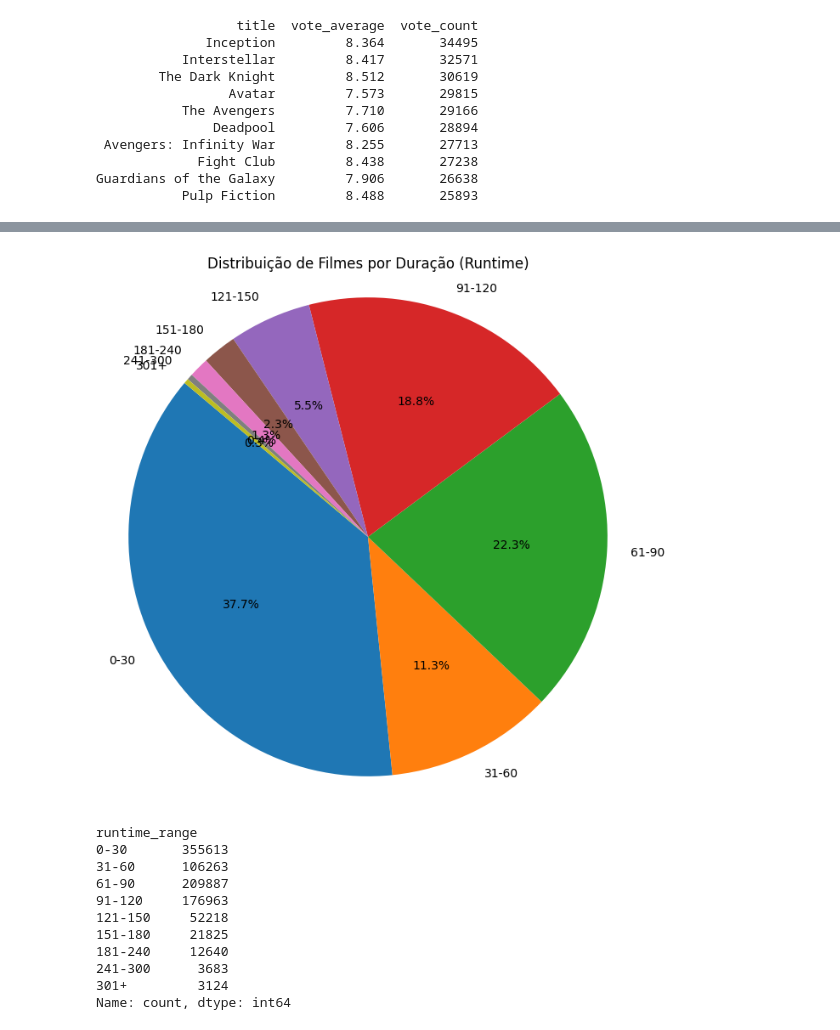
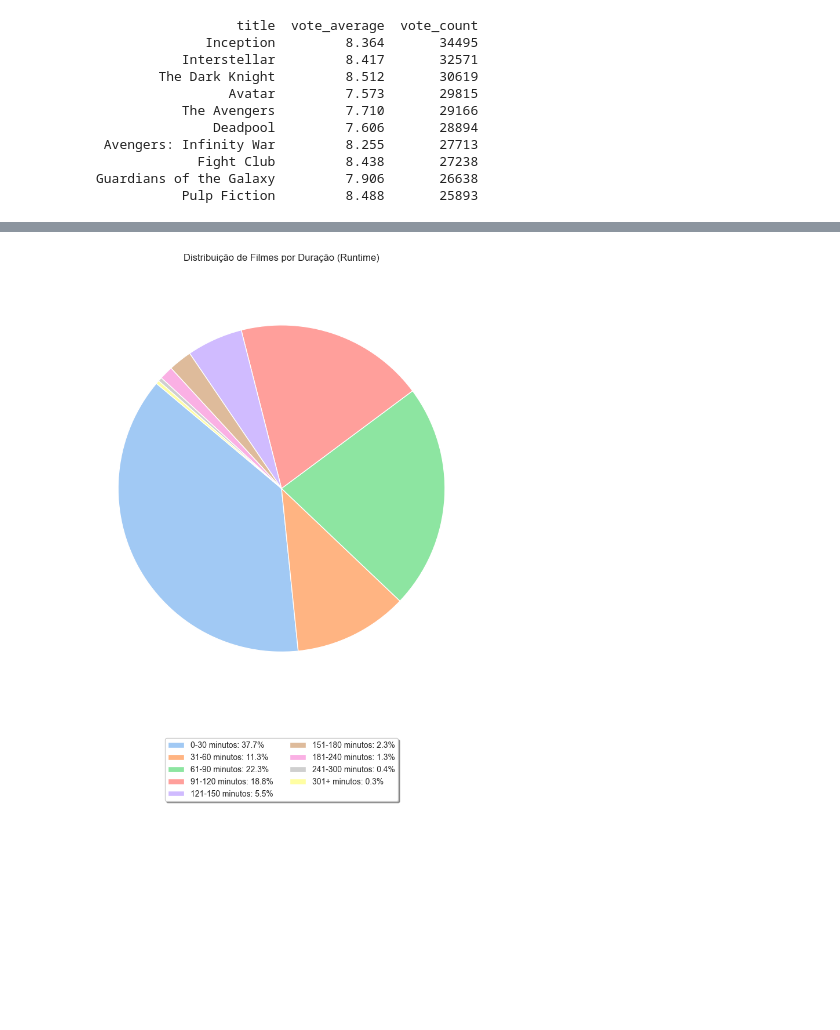
Before and after one commit to kauaneiras/Grupo-8-SBD2, a Jupyter notebook: Data Layer/raw/analytcs.ipynb, the cells around one changed output, grey strips where cells are left out. Saved outputs shown, nothing was run; the diff lists cells and outputs as text; code cells hidden in the pictures; blank space fills up the shorter version.

```diff
--- a/Data Layer/raw/analytcs.ipynb
+++ b/Data Layer/raw/analytcs.ipynb
@@ -78,7 +81,7 @@ df['vote_average'] = pd.to_numeric(df['vote_average'], errors='coerce')
 df['release_date'] = pd.to_datetime(df['release_date'], errors='coerce')
 df['year'] = df['release_date'].dt.year
 
-# Filtra apenas linhas com ano válido e vote_average válido
+# Filtra apenas linhas com ano válido
 df_limpo = df.dropna(subset=['year', 'vote_average'])
 
 # Filtra anos de 1895 a 2030 para focar em filmes reais e lançamentos recentes
@@ -90,14 +93,24 @@ media_por_ano = df_limpo.groupby('year')['vote_average'].mean().sort_index()
 # Mostra a média de cada ano
 print(media_por_ano)
 
-# Visualização da tendência histórica
+# Importando Bibliotecas para plotagem
 import matplotlib.pyplot as plt
+import seaborn as sns
+from matplotlib.ticker import MultipleLocator
+
+# Define o estilo do Seaborn
+sns.set_style('ticks')
+
 plt.figure(figsize=(12,6))
-plt.plot(media_por_ano.index, media_por_ano.values, marker='o')
-plt.title("Média de notas por ano (1895-2030)")
+sns.lineplot(x=media_por_ano.index, y=media_por_ano.values, marker='o')
+plt.title("Média de notas por ano (1895-2024)")
 plt.xlabel("Ano")
 plt.ylabel("Nota média")
-plt.grid(True)
+
+# Configura os intervalos do eixo X para 10 em 10 anos
+plt.gca().xaxis.set_major_locator(MultipleLocator(10))
+plt.xticks(rotation=45)  # Rotaciona os labels para melhor visualização
+
 plt.show()
 # %% [output]
 year
@@ -117,45 +130,48 @@ Name: vote_average, Length: 130, dtype: float64
 # %%
 # Gráfico de pizza para distribuição de runtime por intervalos
 
 # Recarrega o df
 df = pd.read_csv('dados_brutos.csv', encoding='utf-8')
 
 # Converte runtime para numérico
 df['runtime'] = pd.to_numeric(df['runtime'], errors='coerce')
 
 # Filtra runtime válido e razoável
 df_limpo = df.dropna(subset=['runtime'])
 df_limpo = df_limpo[(df_limpo['runtime'] >= 1) & (df_limpo['runtime'] <= 600)]
 
 # Definindo intervalos (em minutos)
-bins = [0, 30, 60, 90, 120, 150, 180, 240, 300, 600]
-labels = ['0-30', '31-60', '61-90', '91-120', '121-150', '151-180', '181-240', '241-300', '301+']
+bins = [0, 30, 60, 90, 120, 150, 180, 240, 300, 600] #Intervalos
+labels = ['0-30 minutos', '31-60 minutos', '61-90 minutos', '91-120 minutos', '121-150 minutos', '151-180 minutos', '181-240 minutos', '241-300 minutos', '301+ minutos']
 
 df_limpo['runtime_range'] = pd.cut(df_limpo['runtime'], bins=bins, labels=labels, right=True)
 
 # Conta a frequência de cada intervalo
 runtime_counts = df_limpo['runtime_range'].value_counts().sort_index()
 
-# Gráfico de pizza
+# Calcula porcentagens para o gráfico
+total = runtime_counts.sum()
+porcentagens = (runtime_counts / total) * 100
+
+# Cria labels para a legenda com porcentagens
+legend_labels = [f"{label}: {pct:.1f}%" for label, pct in zip(runtime_counts.index, porcentagens)]
+
+# Importando Bibliotecas para plotagem
 import matplotlib.pyplot as plt
-plt.figure(figsize=(8,8))
-plt.pie(runtime_counts.values, labels=runtime_counts.index, autopct='%1.1f%%', startangle=140)
+import seaborn as sns
+
+# Define a paleta de cores do Seaborn
+colors = sns.color_palette('pastel', len(runtime_counts))
+
+# Aumentei a altura para acomodar a legenda
+plt.figure(figsize=(8,10))
+plt.pie(runtime_counts.values, startangle=140, colors=colors, textprops={'fontsize': 14})
 plt.title("Distribuição de Filmes por Duração (Runtime)")
-plt.axis('equal')  # Para deixar o gráfico circular
+plt.axis('equal')  # Gráfico circular
+
+# Adiciona legenda abaixo com porcentagens
+plt.legend(legend_labels, loc='upper center', bbox_to_anchor=(0.5, -0.05), fancybox=True, shadow=True, ncol=2)
+
 plt.show()
-
-# Mostra as contagens
-print(runtime_counts)
 # %% [output]
-[figure, old version]
+[figure, new version]
-runtime_range
-0-30       355613
-31-60      106263
-61-90      209887
-91-120     176963
-121-150     52218
-151-180     21825
-181-240     12640
-241-300      3683
-301+         3124
-Name: count, dtype: int64
```
Also changed, not shown: parts of 4 cells of this notebook.
